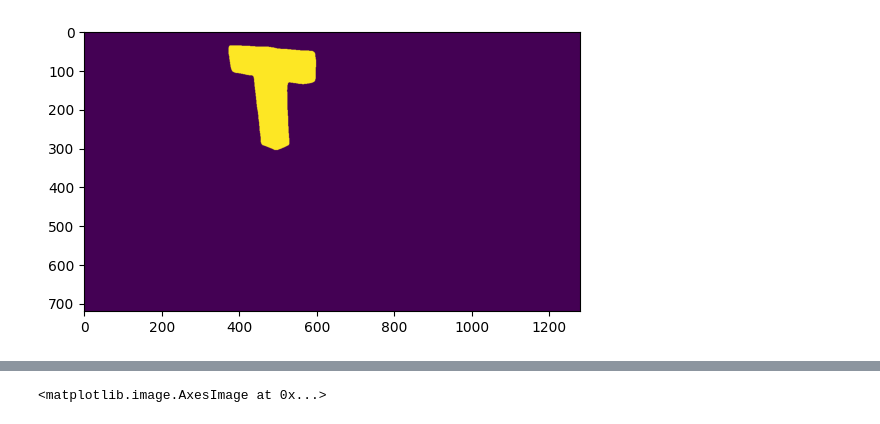
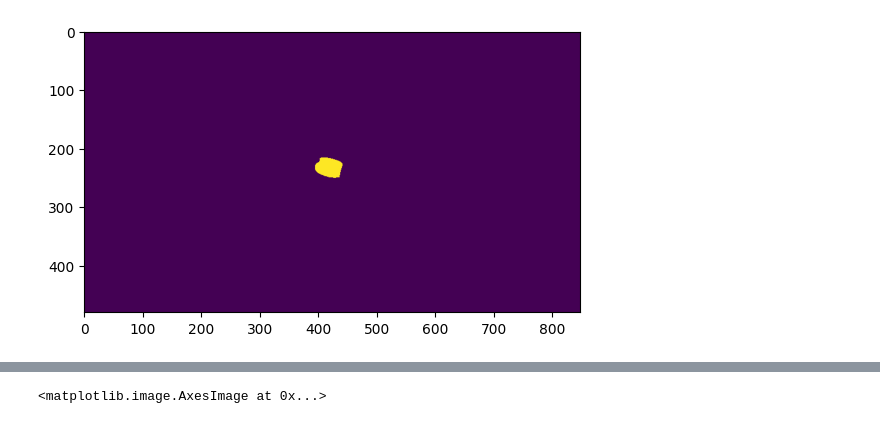
Before and after one commit to DaveLearn/SegmentAnything3D, a Jupyter notebook: scratch.ipynb, the cells around one changed output, grey strips where cells are left out. Saved outputs shown, nothing was run; the diff lists cells and outputs as text; code cells hidden in the pictures.

```diff
--- a/scratch.ipynb
+++ b/scratch.ipynb
@@ -17,13 +13,13 @@ from psdstaticdataset import StaticDataset
 from pathlib import Path
 from matplotlib import pyplot as plt
 # %%
-DS_PATH = Path("/home/david/projects/deg/datasets/embodied_gaussians_real/fall_3_aruco/modelling/static")
+DS_PATH = Path("/home/david/projects/deg/datasets/deg-ds/alarm-clock")
 d = StaticDataset(DS_PATH / "transforms.json")
 frames = d.frames
 plt.imshow(frames[1].instance.cpu().numpy())
 plt.show()
 # %% [output]
-[figure, old version]
+[figure, new version]
 # %%
 intermediate_outputs_path = Path("/home/david/projects/deg/dependencies/SegmentAnything3D/outputs/notebook")
 # %%
```
Also changed, not shown: parts of 14 cells of this notebook.
